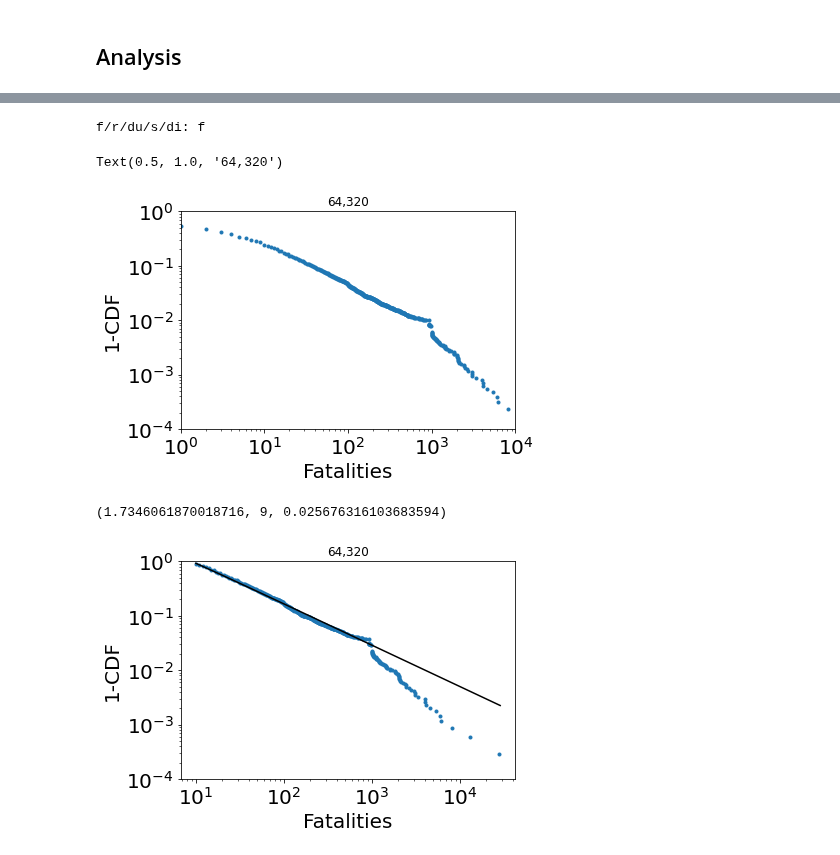
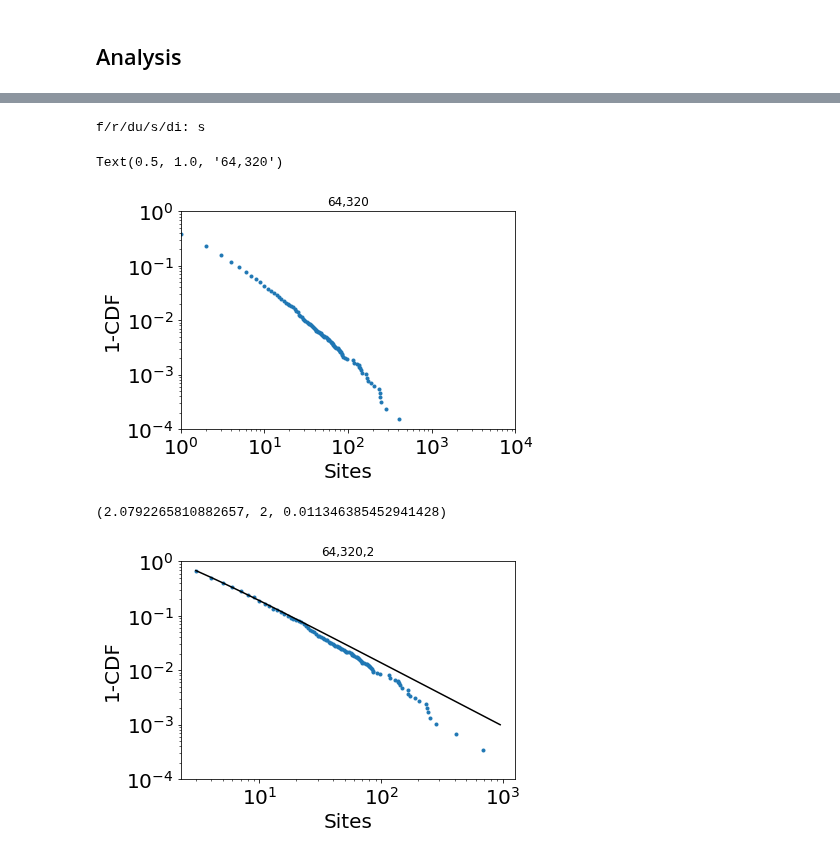
Before and after one commit to eltrompetero/armed_conflict_avalanche, a Jupyter notebook: tests and debug.ipynb, the cells around one changed output, grey strips where cells are left out. Saved outputs shown, nothing was run; the diff lists cells and outputs as text; code cells hidden in the pictures.

```diff
--- a/tests and debug.ipynb
+++ b/tests and debug.ipynb
@@ -244,6 +244,7 @@ time = 64
 dx = 320
 type_of_algo = "te"
 conflict_type = "battles"
+gridix = 2
 # %%
-event_path = f"avalanches/battles/{type_of_algo}/{type_of_algo}_ava_event_{str(time)}_{str(dx)}.csv"
-avalanche_data = misc_funcs.ava_numbering(time,dx,conflict_type,event_path)
+event_path = f"avalanches/battles/gridix_{gridix}/{type_of_algo}/{type_of_algo}_ava_event_{str(time)}_{str(dx)}.csv"
+avalanche_data = misc_funcs.ava_numbering(time,dx,gridix,conflict_type,event_path)
@@ -276,7 +286,7 @@ elif(parameter_of_interest == "di"):
         xlabel = "Diameter (Using event distance)"
         dt = ava_parameter_functions.diameter_events(avalanche_data,centers,data)
 # %% [output]
-f/r/du/s/di: f
+f/r/du/s/di: s
 # %%
 #For discrete quantities
 
@@ -310,14 +320,14 @@ plt.title(f"{str(time)},{str(dx)}")
 #plt.xlim((0,max(dt)))
 # %% [output]
 Text(0.5, 1.0, '64,320')
-[figure, old version]
+[figure, new version]
 # %%
-alpha,xmin,ks = power_law_func.power_law_fitting_discrete(time, dx, dt, xlabel , "y" , "n")
+alpha,xmin,ks = power_law_func.power_law_fitting_discrete(time, dx, gridix , dt, xlabel , "y" , "n")
 #plt.ylim([0,1])
 alpha,xmin,ks
 # %% [output]
-(1.7346061870018716, 9, 0.025676316103683594)
+(2.0792265810882657, 2, 0.011346385452941428)
-[figure, old version]
+[figure, new version]
 # %%
 #For continous quantities
 
```
Also changed, not shown: parts of 5 cells of this notebook, 2 other files.
